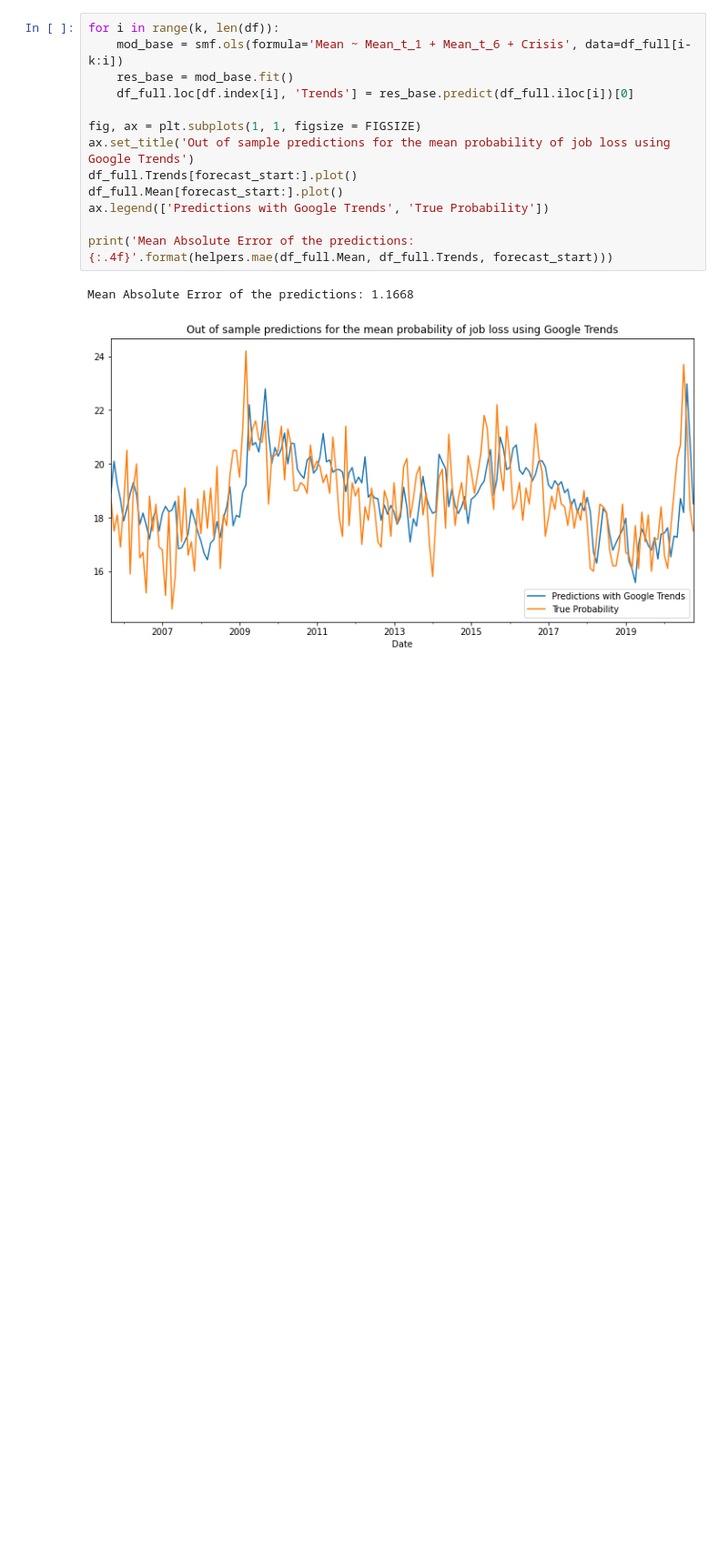
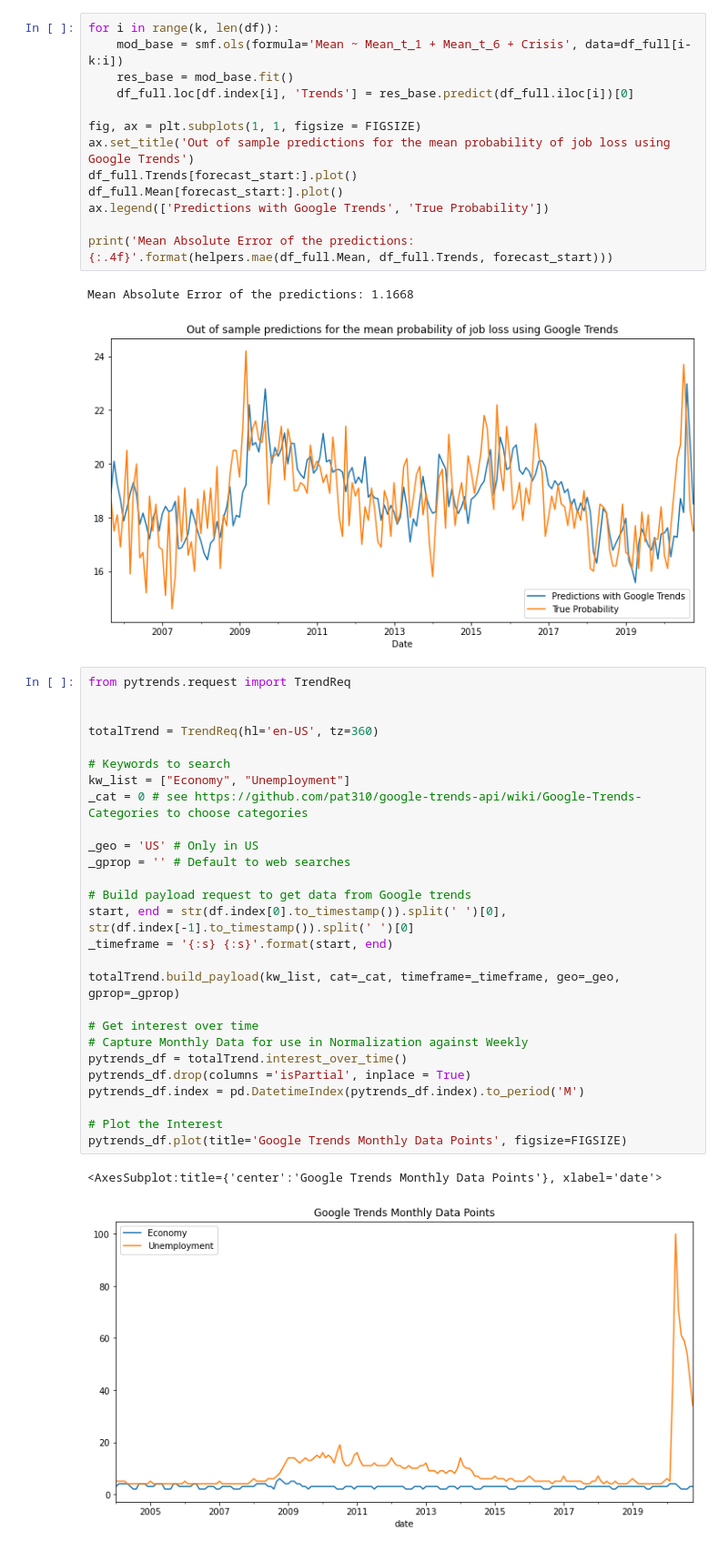
Before and after one commit to epfl-ada/ada-2020-project-milestone-p3-p3_datanalyzers, a Jupyter notebook: creative_extension.ipynb, the cells around one changed output. Shown: that part at 91% size. Saved outputs shown, nothing was run; the diff lists cells and outputs as text; blank space fills up the shorter version.

Commit message:
Using pytrends

```diff
--- a/creative_extension.ipynb
+++ b/creative_extension.ipynb
@@ -290,3 +290,33 @@ print('Mean Absolute Error of the predictions: {:.4f}'.format(helpers.mae(df_ful
 # %% [output]
 Mean Absolute Error of the predictions: 1.1668
 [figure]
+# %%
+from pytrends.request import TrendReq
+
+
+totalTrend = TrendReq(hl='en-US', tz=360)
+
+# Keywords to search
+kw_list = ["Economy", "Unemployment"]
+_cat = 0 # see https://github.com/pat310/google-trends-api/wiki/Google-Trends-Categories to choose categories
+
+_geo = 'US' # Only in US
+_gprop = '' # Default to web searches
+
+# Build payload request to get data from Google trends
+start, end = str(df.index[0].to_timestamp()).split(' ')[0], str(df.index[-1].to_timestamp()).split(' ')[0]
+_timeframe = '{:s} {:s}'.format(start, end)
+
+totalTrend.build_payload(kw_list, cat=_cat, timeframe=_timeframe, geo=_geo, gprop=_gprop)
+
+# Get interest over time
+# Capture Monthly Data for use in Normalization against Weekly
+pytrends_df = totalTrend.interest_over_time()
+pytrends_df.drop(columns ='isPartial', inplace = True)
+pytrends_df.index = pd.DatetimeIndex(pytrends_df.index).to_period('M')
+
+# Plot the Interest
+pytrends_df.plot(title='Google Trends Monthly Data Points', figsize=FIGSIZE)
+# %% [output]
+<AxesSubplot:title={'center':'Google Trends Monthly Data Points'}, xlabel='date'>
+[figure, added]
```
Also changed, not shown: parts of 2 cells of this notebook.
